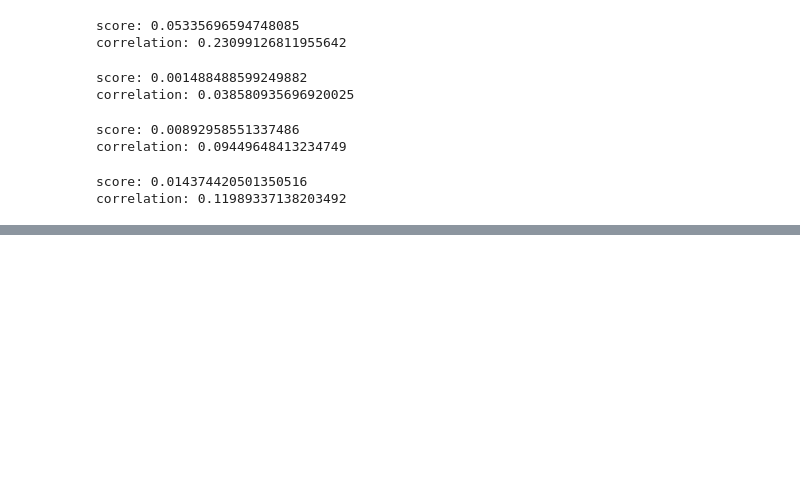
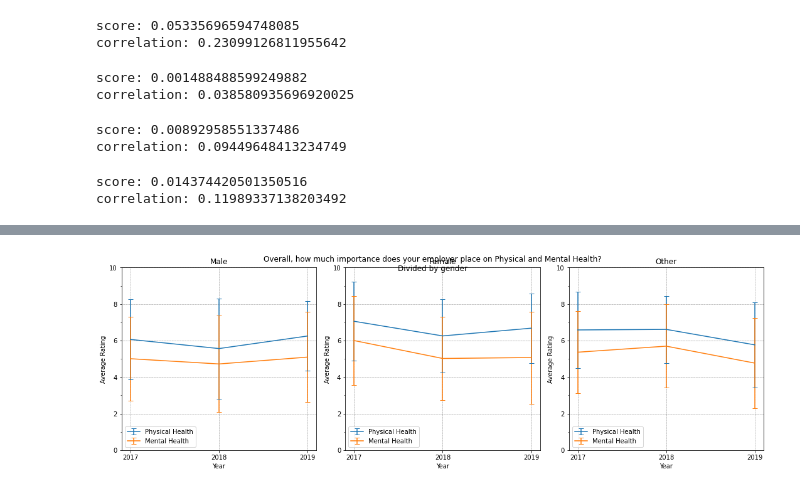
Before and after one commit to mich-matocha/data-therapy, a Jupyter notebook: Final.ipynb, the cells around one changed output, grey strips where cells are left out. Cells and saved outputs as stored; diff of their text form; code cells hidden in the pictures; blank space fills up the shorter version.

```diff
--- a/Final.ipynb
+++ b/Final.ipynb
@@ -928,0 +1131,46 @@ correlation: 0.11989337138203492
+# %%
+def q6X_gender(dfs, years, _id):
+    mean = {
+        'Male': [],
+        'Female': [],
+        'Other': []
+    }
+    std = {
+        'Male': [],
+        'Female': [],
+        'Other': []
+    }
+    for index, df in enumerate(dfs):
+        subset = df.dropna(subset=['2', _id])
+
+        mean['Male'].append(subset.loc[subset['2'] == 'Male'][_id].mean())
+        mean['Female'].append(subset.loc[subset['2'] == 'Female'][_id].mean())
+        mean['Other'].append(subset[~subset['2'].str.contains('Male|Female')][_id].mean())
+
+        std['Male'].append(subset.loc[subset['2'] == 'Male'][_id].std())
+        std['Female'].append(subset.loc[subset['2'] == 'Female'][_id].std())
+        std['Other'].append(subset[~subset['2'].str.contains('Male|Female')][_id].std())
+
+    return mean, std
+
+fig, axs = plt.subplots(1, 3, figsize=(15, 5))
+
+q6X_g_64_means, q6X_g_64_stds = q6X_gender(q6X_dfs, q6X_X, '64')
+q6X_g_65_means, q6X_g_65_stds = q6X_gender(q6X_dfs, q6X_X, '65')
+
+for idx, gender in enumerate(['Male', 'Female', 'Other']):
+    axs[idx].errorbar(q6X_X, q6X_g_64_means[gender], q6X_g_64_stds[gender], capsize=4, label='Physical Health')
+    axs[idx].errorbar(q6X_X, q6X_g_65_means[gender], q6X_g_65_stds[gender], capsize=4, label='Mental Health')
+    axs[idx].set_xlabel('Year')
+    axs[idx].set_ylabel('Average Rating')
+    axs[idx].set_ylim(0, 10)
+    axs[idx].set_yticks(np.arange(0, 10, 1), minor=True)
+    axs[idx].grid(which='major', linestyle=':', linewidth='0.5', color='black')
+    axs[idx].legend(loc='lower left')
+    axs[idx].set_title(gender)
+
+plt.suptitle('Overall, how much importance does your employer place on Physical and Mental Health?\nDivided by gender')
+plt.tight_layout()
+plt.show()
+# %% [output]
+[figure, added]
```
Also changed, not shown: parts of 36 cells of this notebook.
